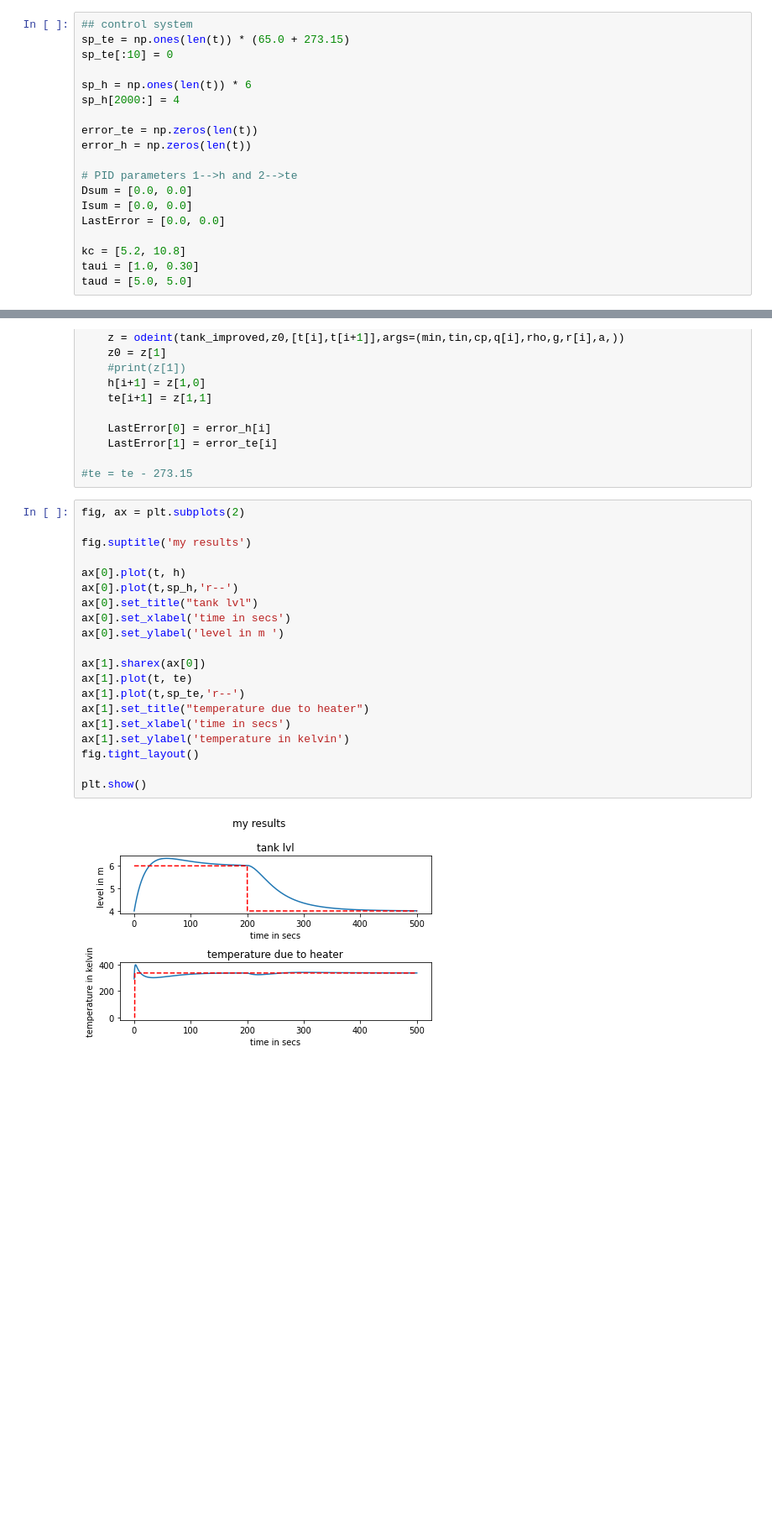
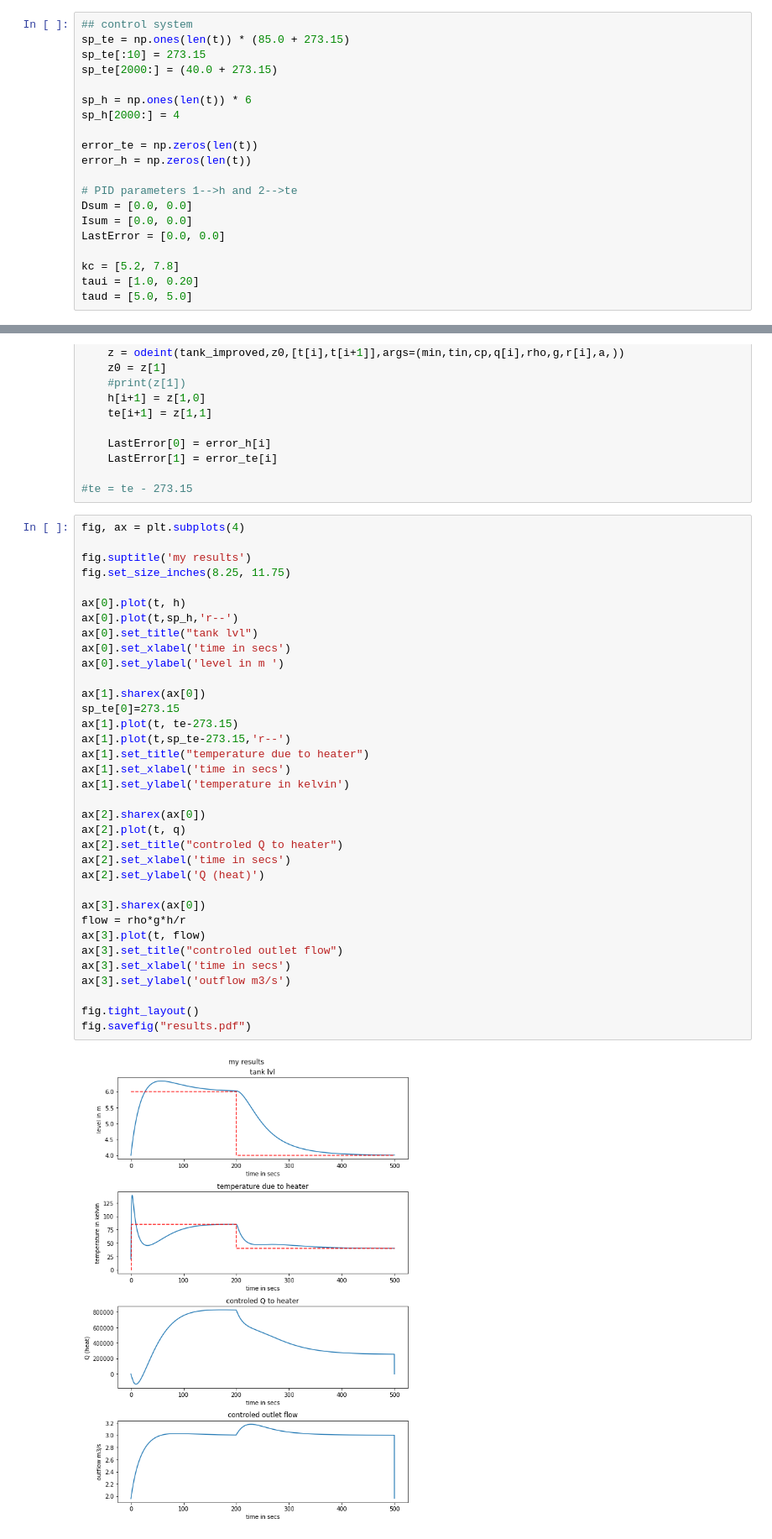
Before and after one commit to silversurfer98/ODE_playground, a Jupyter notebook: tank.ipynb, the cells around one changed output, grey strips where cells are left out. Shown: that part at 84% size. Drawn from its saved outputs; the diff is of its cells as text; blank space fills up the shorter version.

```diff
--- a/tank.ipynb
+++ b/tank.ipynb
@@ -34,8 +34,9 @@ g = 9.8
 # print(z)
 # %%
 ## control system
-sp_te = np.ones(len(t)) * (65.0 + 273.15)
-sp_te[:10] = 0
+sp_te = np.ones(len(t)) * (85.0 + 273.15)
+sp_te[:10] = 273.15
+sp_te[2000:] = (40.0 + 273.15)
 
 sp_h = np.ones(len(t)) * 6
 sp_h[2000:] = 4
@@ -48,8 +49,8 @@ Dsum = [0.0, 0.0]
 Isum = [0.0, 0.0]
 LastError = [0.0, 0.0]
 
-kc = [5.2, 10.8]
-taui = [1.0, 0.30]
+kc = [5.2, 7.8]
+taui = [1.0, 0.20]
 taud = [5.0, 5.0]
 # %%
 #controllable variables
@@ -88,24 +89,39 @@ for i in range (len(t)-1):
 
 #te = te - 273.15
 # %%
-fig, ax = plt.subplots(2)
+fig, ax = plt.subplots(4)
 
 fig.suptitle('my results')
+fig.set_size_inches(8.25, 11.75)
 
 ax[0].plot(t, h)
 ax[0].plot(t,sp_h,'r--')
 ax[0].set_title("tank lvl")
 ax[0].set_xlabel('time in secs')
 ax[0].set_ylabel('level in m ')
 
 ax[1].sharex(ax[0])
-ax[1].plot(t, te)
-ax[1].plot(t,sp_te,'r--')
+sp_te[0]=273.15
+ax[1].plot(t, te-273.15)
+ax[1].plot(t,sp_te-273.15,'r--')
 ax[1].set_title("temperature due to heater")
 ax[1].set_xlabel('time in secs')
 ax[1].set_ylabel('temperature in kelvin')
+
+ax[2].sharex(ax[0])
+ax[2].plot(t, q)
+ax[2].set_title("controled Q to heater")
+ax[2].set_xlabel('time in secs')
+ax[2].set_ylabel('Q (heat)')
+
+ax[3].sharex(ax[0])
+flow = rho*g*h/r
+ax[3].plot(t, flow)
+ax[3].set_title("controled outlet flow")
+ax[3].set_xlabel('time in secs')
+ax[3].set_ylabel('outflow m3/s')
+
 fig.tight_layout()
-
-plt.show()
+fig.savefig("results.pdf")
 # %% [output]
-[figure, old version]
+[figure, new version]
```
